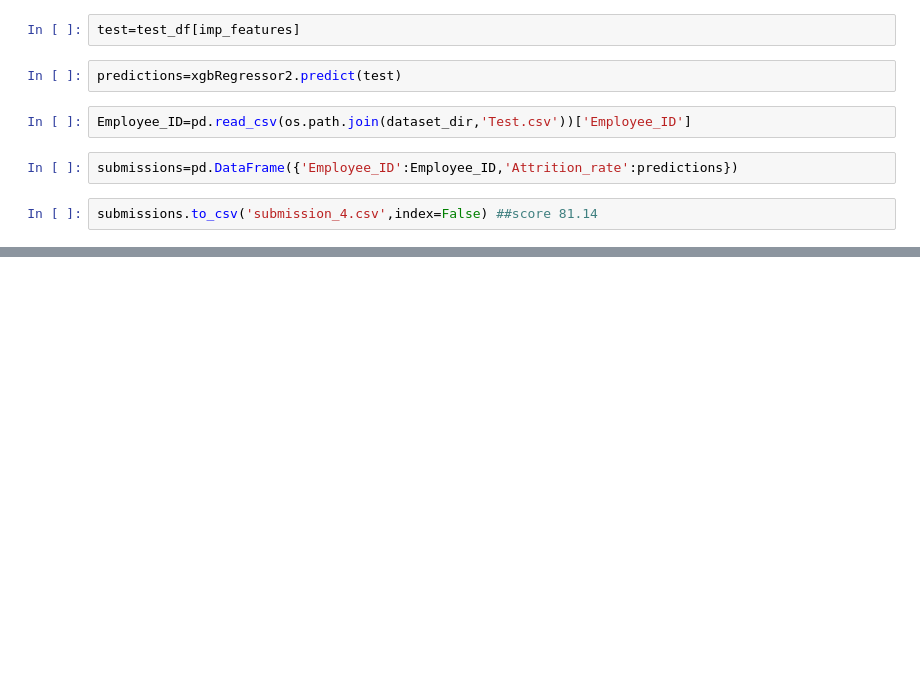
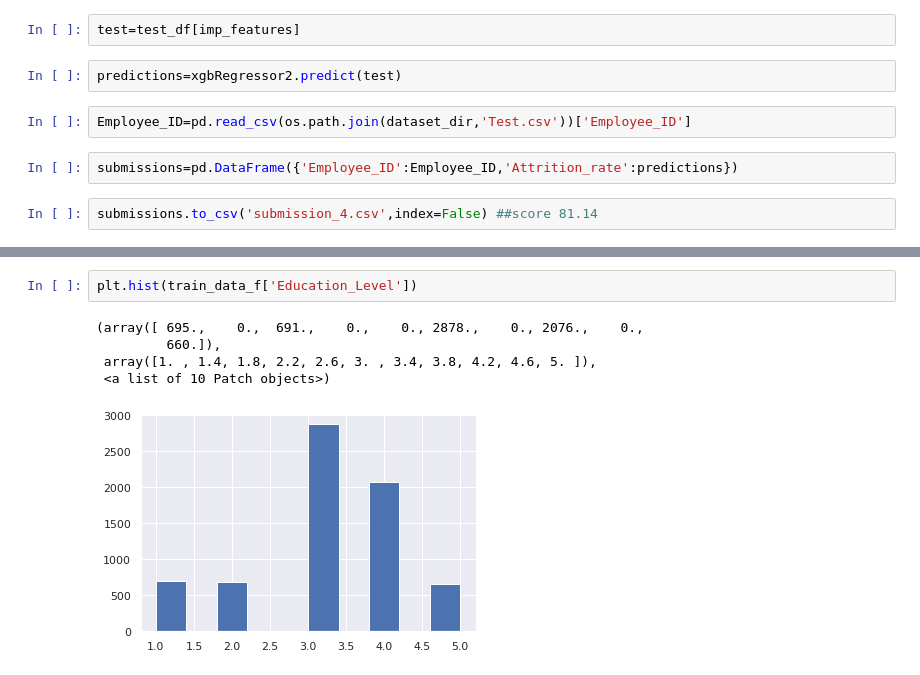
Before and after one commit to samacker77/Are-you-leaving, a Jupyter notebook: notebook.ipynb, the cells around one changed output, grey strips where cells are left out. Cells and saved outputs as stored; diff of their text form; blank space fills up the shorter version.

```diff
--- a/notebook.ipynb
+++ b/notebook.ipynb
@@ -565,0 +752,8 @@ g=sns.heatmap(train_df[top_corr_features].corr(),annot=True,cmap="RdYlGn")
+# %%
+plt.hist(train_data_f['Education_Level'])
+# %% [output]
+(array([ 695.,    0.,  691.,    0.,    0., 2878.,    0., 2076.,    0.,
+         660.]),
+ array([1. , 1.4, 1.8, 2.2, 2.6, 3. , 3.4, 3.8, 4.2, 4.6, 5. ]),
+ <a list of 10 Patch objects>)
+[figure, added]
```
Also changed, not shown: parts of 70 cells of this notebook, 6 other files.
